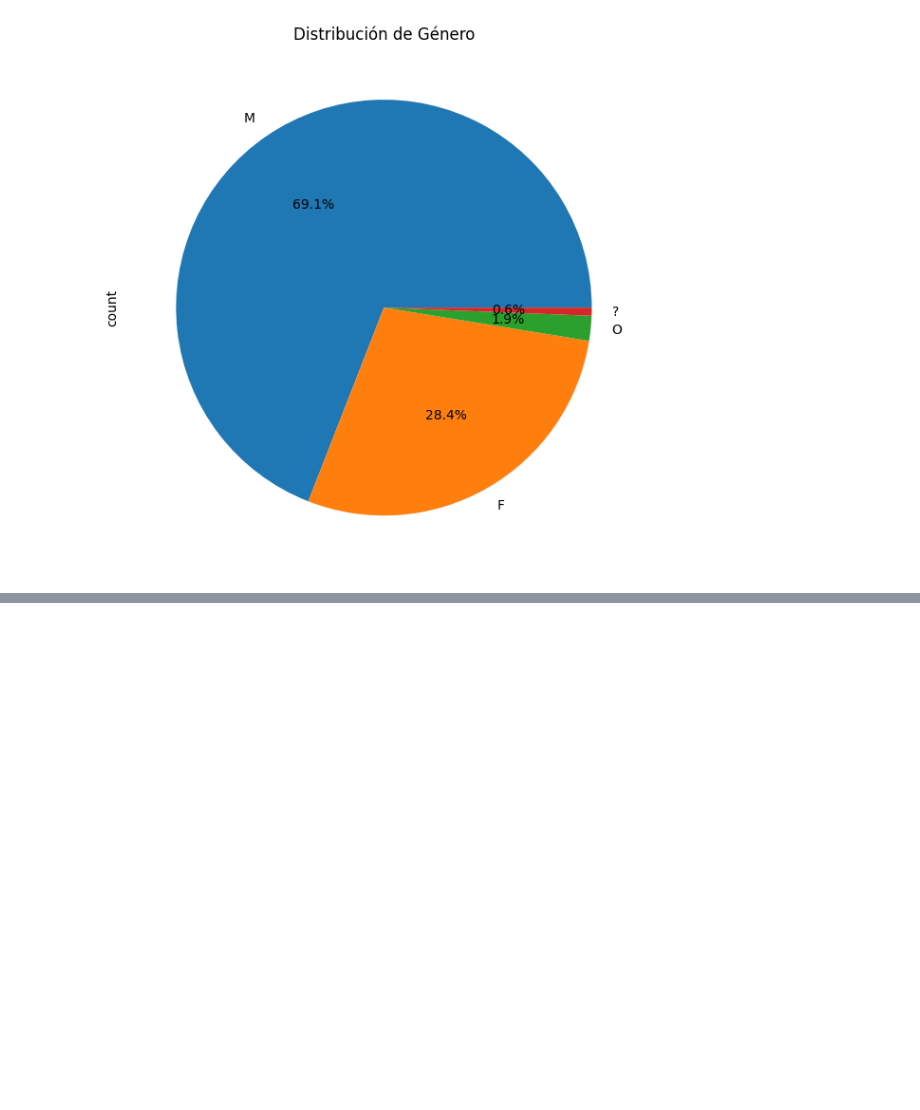
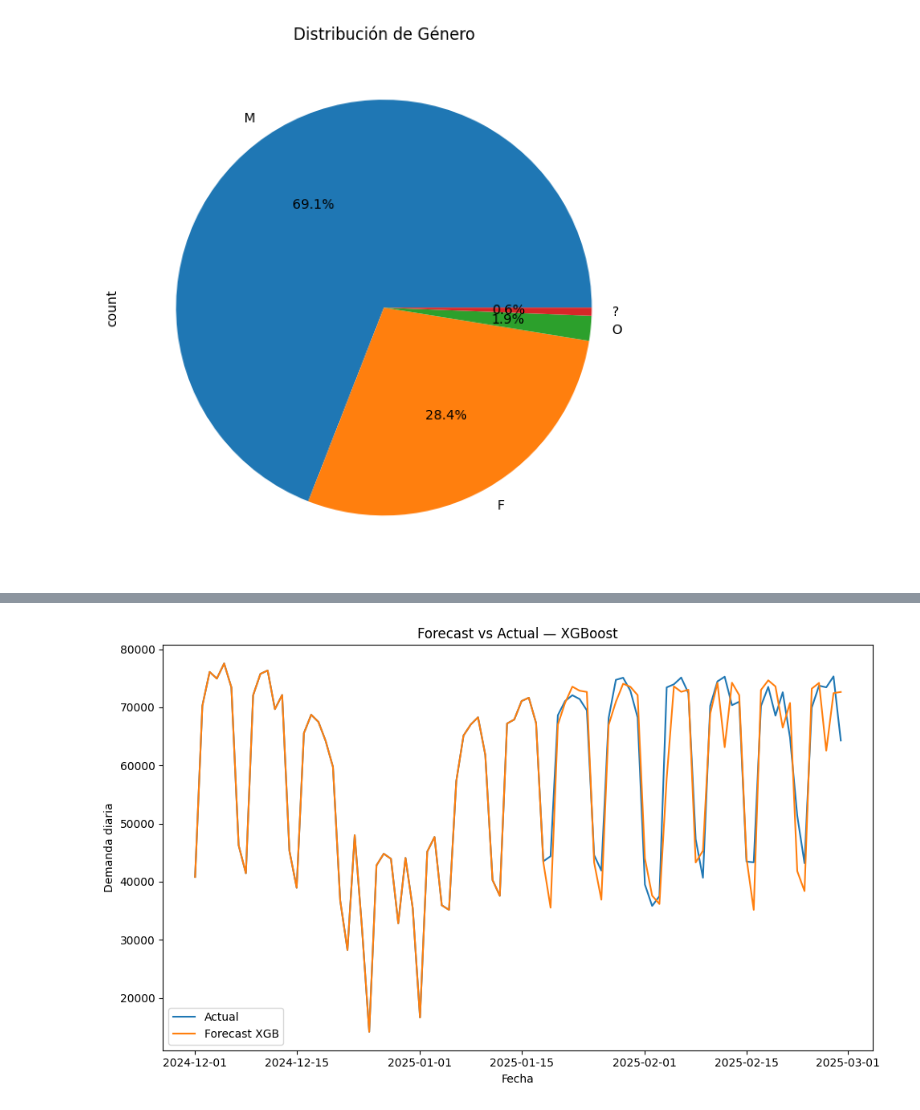
Before and after one commit to PacoAcun/Machine_Learning_Elements, a Jupyter notebook: Proyecto 1/Analisis.ipynb, the cells around one changed output, grey strips where cells are left out. Saved outputs shown, nothing was run; the diff lists cells and outputs as text; code cells hidden in the pictures; blank space fills up the shorter version.

```diff
--- a/Proyecto 1/Analisis.ipynb
+++ b/Proyecto 1/Analisis.ipynb
@@ -239,0 +279,44 @@ Duracion_Minutos: Best Distribution = expon
+# %%
+# %% Forecast con XGBoost
+import numpy as np
+from xgboost import XGBRegressor
+from sklearn.model_selection import TimeSeriesSplit
+
+df_xgb = daily.copy()
+df_xgb['dow'] = df_xgb['ds'].dt.dayofweek
+df_xgb['month'] = df_xgb['ds'].dt.month
+
+# Lag features
+for lag in [1,7,14]:
+    df_xgb[f'lag_{lag}'] = df_xgb['y'].shift(lag)
+
+df_xgb.dropna(inplace=True)
+
+X = df_xgb[['dow','month','lag_1','lag_7','lag_14']]
+y = df_xgb['y']
+
+tss = TimeSeriesSplit(n_splits=3)
+model_xgb = XGBRegressor(n_estimators=100)
+for train_idx, test_idx in tss.split(X):
+    model_xgb.fit(X.iloc[train_idx], y.iloc[train_idx])
+
+forecast_xgb = model_xgb.predict(X.tail(90))
+
+# %% Gráfico: Predicción XGBoost vs Real (últimos 90 días)
+import matplotlib.pyplot as plt
+
+# Extraer fechas y valores reales de los últimos 90 días
+ds_last90 = df_xgb['ds'].iloc[-90:]
+actual_last90 = y.iloc[-90:]
+
+plt.figure(figsize=(10, 6))
+plt.plot(ds_last90, actual_last90, label='Actual')
+plt.plot(ds_last90, forecast_xgb, label='Forecast XGB')
+plt.xlabel('Fecha')
+plt.ylabel('Demanda diaria')
+plt.title('Forecast vs Actual — XGBoost')
+plt.legend()
+plt.tight_layout()
+plt.show()
+# %% [output]
+[figure, added]
```
Also changed, not shown: parts of 6 cells of this notebook, 4 other files.
